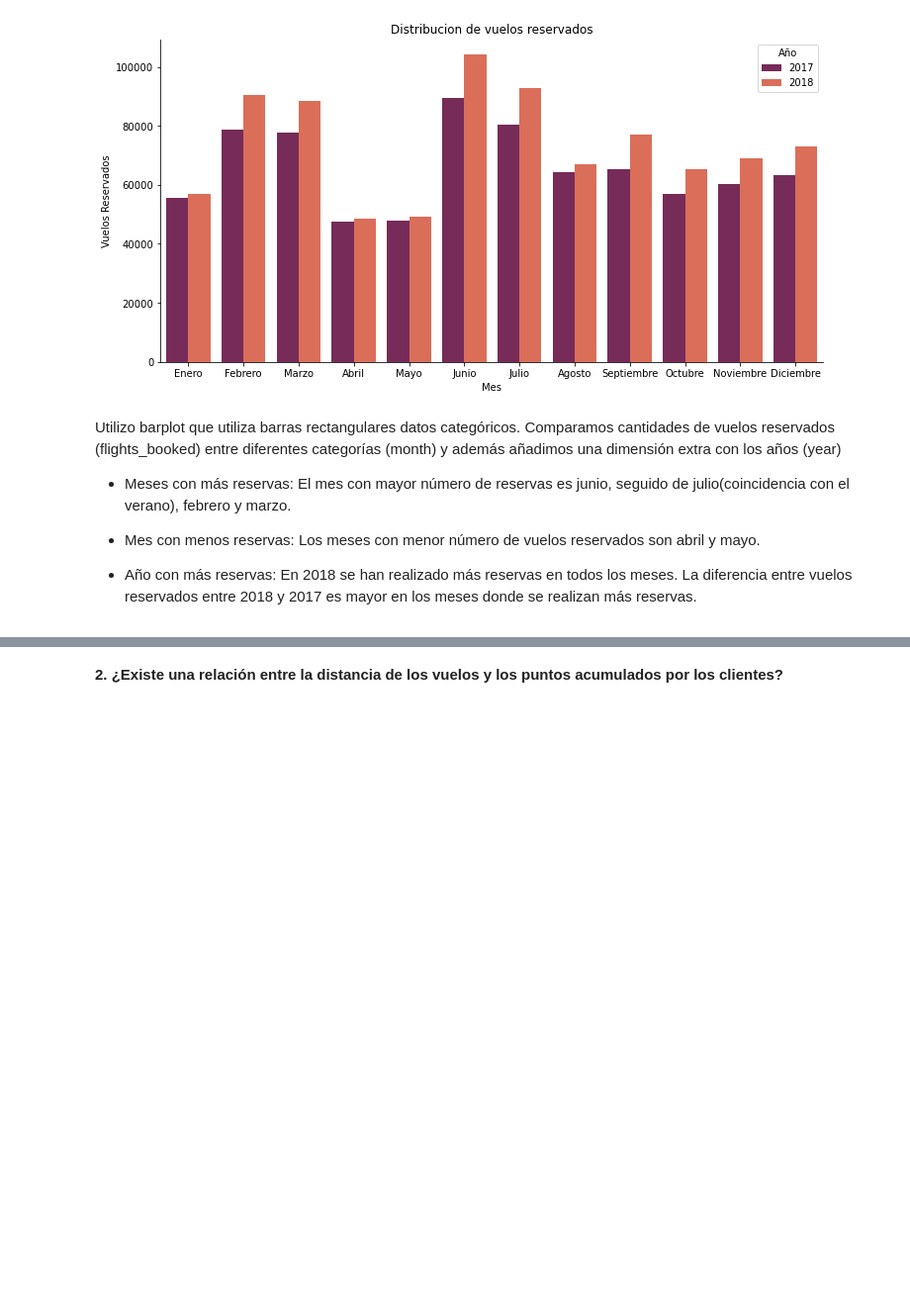
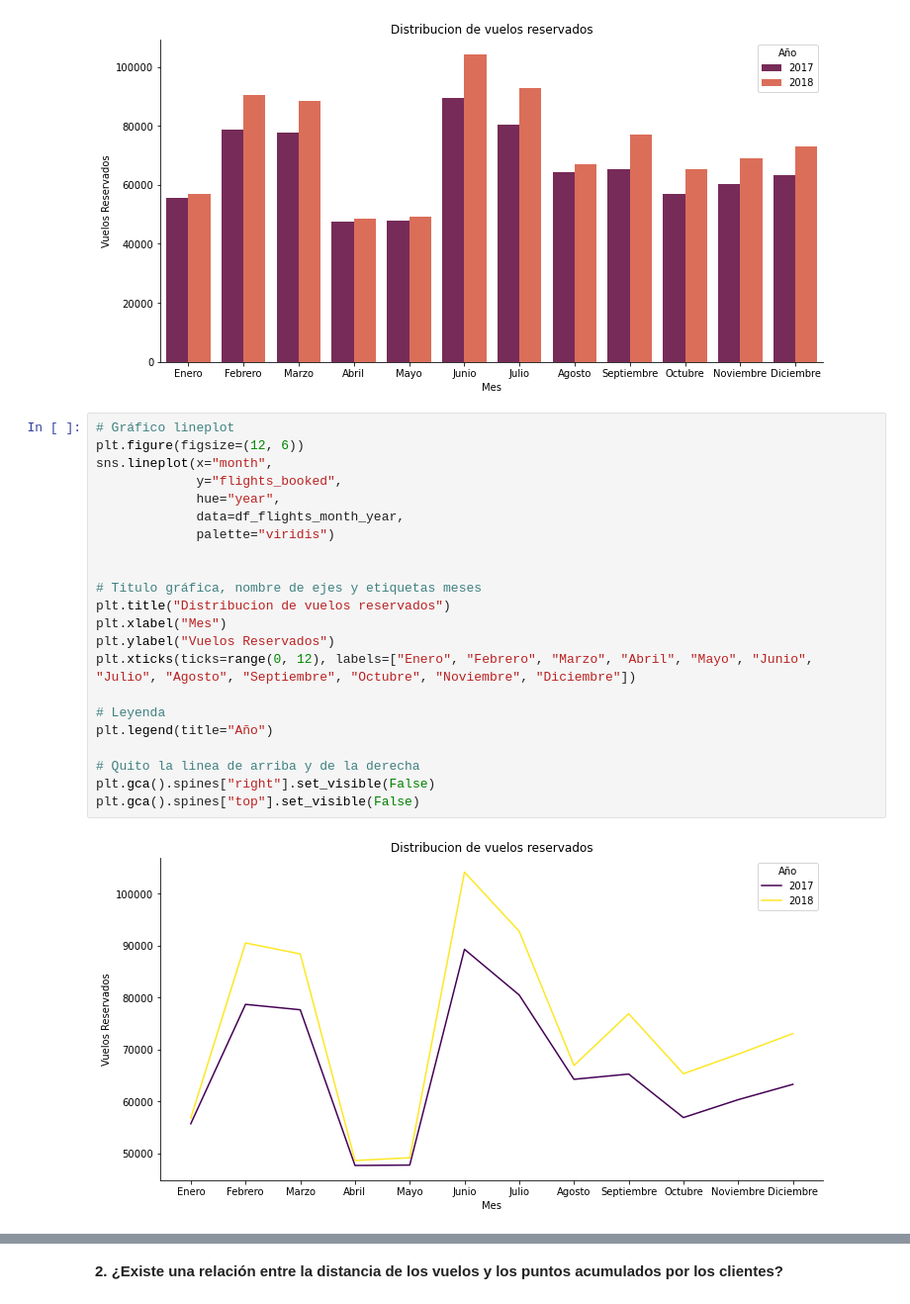
Before and after one commit to Adalab/bda-modulo-3-evaluacion-final-YamilleAClavo, a Jupyter notebook: evaluacion_mod3_Yami.ipynb, the cells around one changed output, grey strips where cells are left out. Shown: that part at 99% size. Saved outputs shown, nothing was run; the diff lists cells and outputs as text; blank space fills up the shorter version.

```diff
--- a/evaluacion_mod3_Yami.ipynb
+++ b/evaluacion_mod3_Yami.ipynb
@@ -822,12 +822,27 @@ plt.gca().spines["right"].set_visible(False)
 plt.gca().spines["top"].set_visible(False)
 # %% [output]
 [figure]
-# %% [markdown]
-Utilizo barplot que utiliza barras rectangulares datos categóricos.
-Comparamos cantidades de vuelos reservados (flights_booked) entre diferentes categorías (month) y además añadimos una dimensión extra con los años (year)
-
-- Meses con más reservas: El mes con mayor número de reservas es junio, seguido de julio(coincidencia con el verano), febrero y marzo.
-
-- Mes con menos reservas: Los meses con menor número de vuelos reservados son abril y mayo.
-
-- Año con más reservas: En 2018 se han realizado más reservas en todos los meses. La diferencia entre vuelos reservados entre 2018 y 2017 es mayor en los meses donde se realizan más reservas.
+# %%
+# Gráfico lineplot
+plt.figure(figsize=(12, 6))
+sns.lineplot(x="month",
+             y="flights_booked",
+             hue="year",
+             data=df_flights_month_year,
+             palette="viridis")
+
+
+# Titulo gráfica, nombre de ejes y etiquetas meses
+plt.title("Distribucion de vuelos reservados")
+plt.xlabel("Mes")
+plt.ylabel("Vuelos Reservados")
+plt.xticks(ticks=range(0, 12), labels=["Enero", "Febrero", "Marzo", "Abril", "Mayo", "Junio", "Julio", "Agosto", "Septiembre", "Octubre", "Noviembre", "Diciembre"])
+
+# Leyenda
+plt.legend(title="Año")
+
+# Quito la linea de arriba y de la derecha
+plt.gca().spines["right"].set_visible(False)
+plt.gca().spines["top"].set_visible(False)
+# %% [output]
+[figure, added]
```
Also changed, not shown: parts of 9 cells of this notebook.
